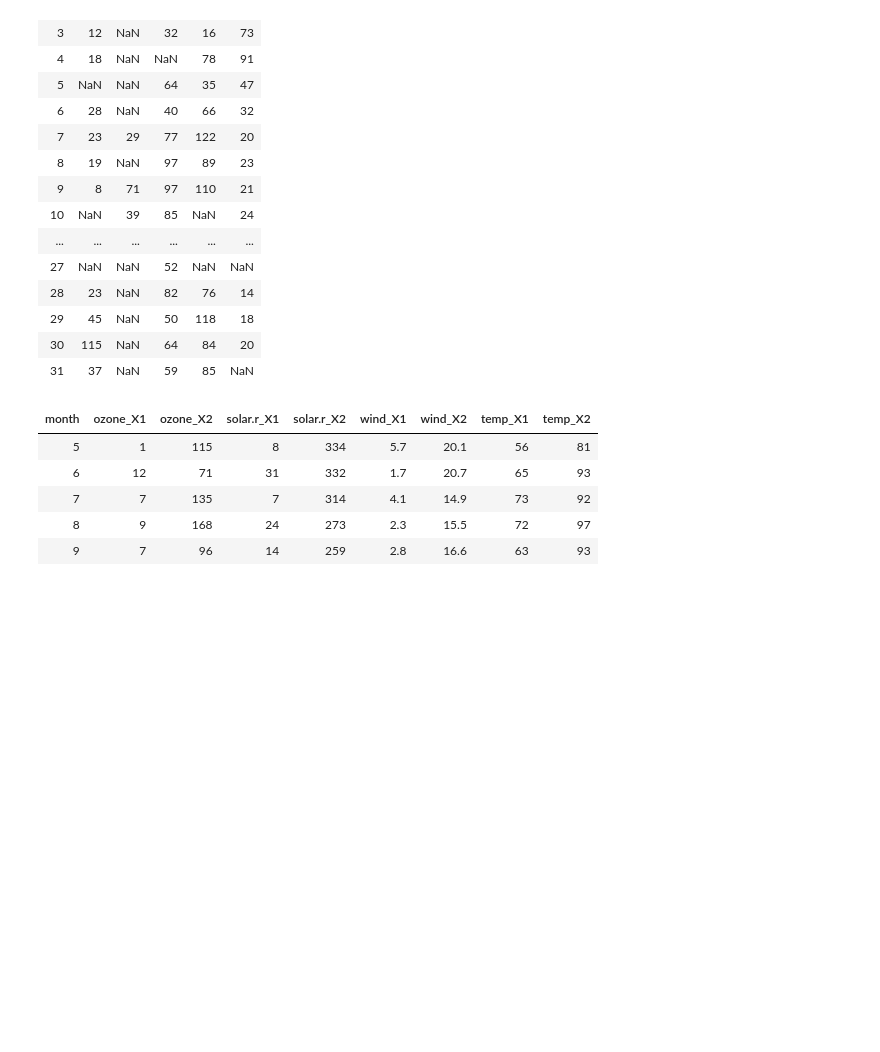
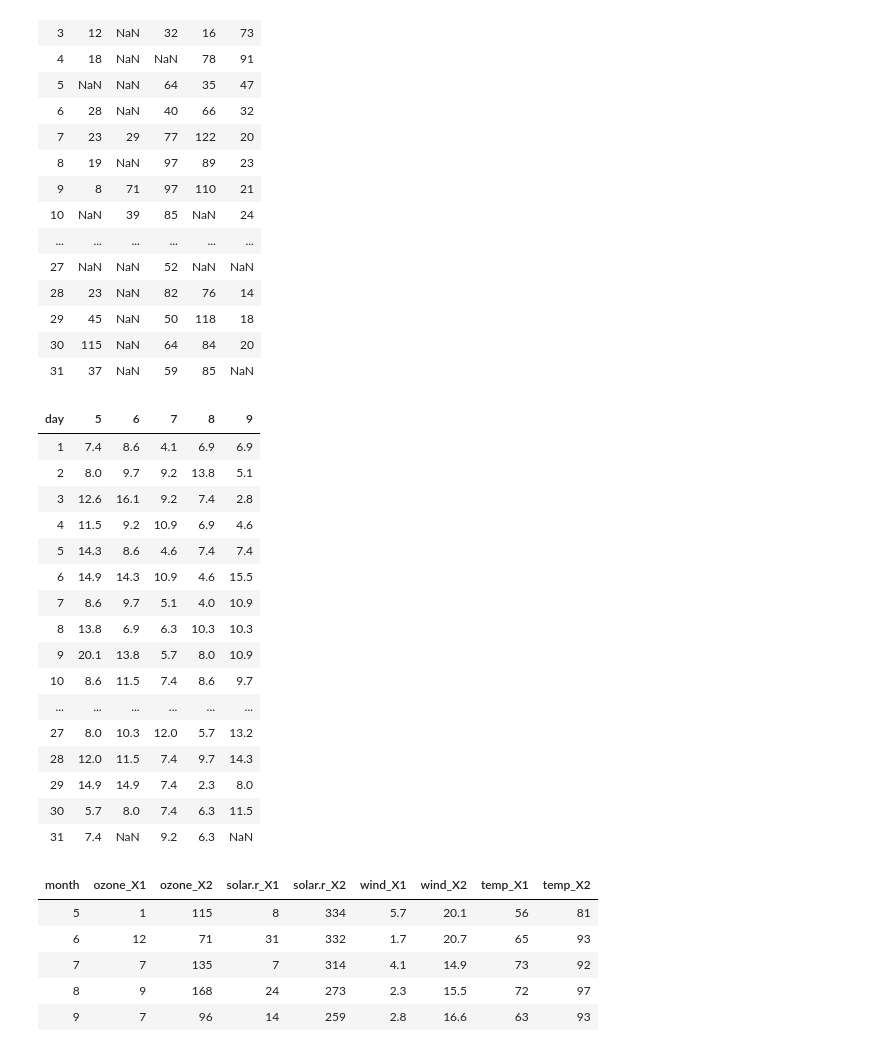
Before and after one commit to liberalapes/ADsP_summary, a Jupyter notebook: ADsP_Chp_04_01_02.ipynb, the cells around one changed output. Drawn from its saved outputs; the diff is of its cells as text; code cells hidden in the pictures; blank space fills up the shorter version.

```diff
--- a/ADsP_Chp_04_01_02.ipynb
+++ b/ADsP_Chp_04_01_02.ipynb
@@ -266,4 +282,24 @@ cast(aqm, day ~ month, mean, subset=variable=="ozone") # 특정값으로, 서브
 | 29 | 45 | NaN | 50 | 118 | 18 |
 | 30 | 115 | NaN | 64 | 84 | 20 |
 | 31 | 37 | NaN | 59 | 85 | NaN |
+# %%
+cast(aqm, day ~ month, mean, subset=variable=="wind") # 특정값으로, 서브셋을 구축할 수 있다.
+# %% [output]
+| day | 5 | 6 | 7 | 8 | 9 |
+| 1 | 7.4 | 8.6 | 4.1 | 6.9 | 6.9 |
+| 2 | 8.0 | 9.7 | 9.2 | 13.8 | 5.1 |
+| 3 | 12.6 | 16.1 | 9.2 | 7.4 | 2.8 |
+| 4 | 11.5 | 9.2 | 10.9 | 6.9 | 4.6 |
+| 5 | 14.3 | 8.6 | 4.6 | 7.4 | 7.4 |
+| 6 | 14.9 | 14.3 | 10.9 | 4.6 | 15.5 |
+| 7 | 8.6 | 9.7 | 5.1 | 4.0 | 10.9 |
+| 8 | 13.8 | 6.9 | 6.3 | 10.3 | 10.3 |
+| 9 | 20.1 | 13.8 | 5.7 | 8.0 | 10.9 |
+| 10 | 8.6 | 11.5 | 7.4 | 8.6 | 9.7 |
+| ... | ... | ... | ... | ... | ... |
+| 27 | 8.0 | 10.3 | 12.0 | 5.7 | 13.2 |
+| 28 | 12.0 | 11.5 | 7.4 | 9.7 | 14.3 |
+| 29 | 14.9 | 14.9 | 7.4 | 2.3 | 8.0 |
+| 30 | 5.7 | 8.0 | 7.4 | 6.3 | 11.5 |
+| 31 | 7.4 | NaN | 9.2 | 6.3 | NaN |
 # %%
```
Also changed, not shown: parts of 30 cells of this notebook.
